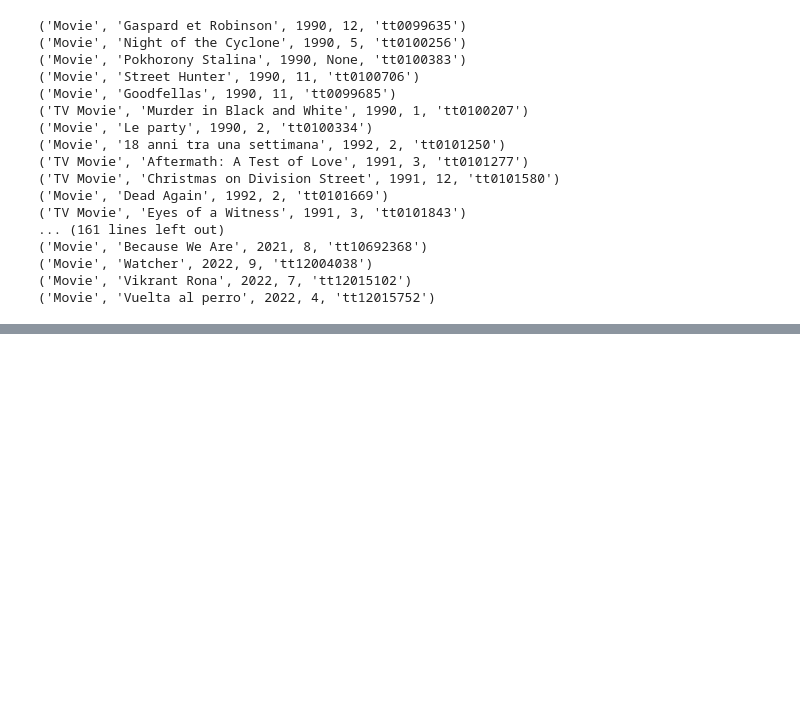
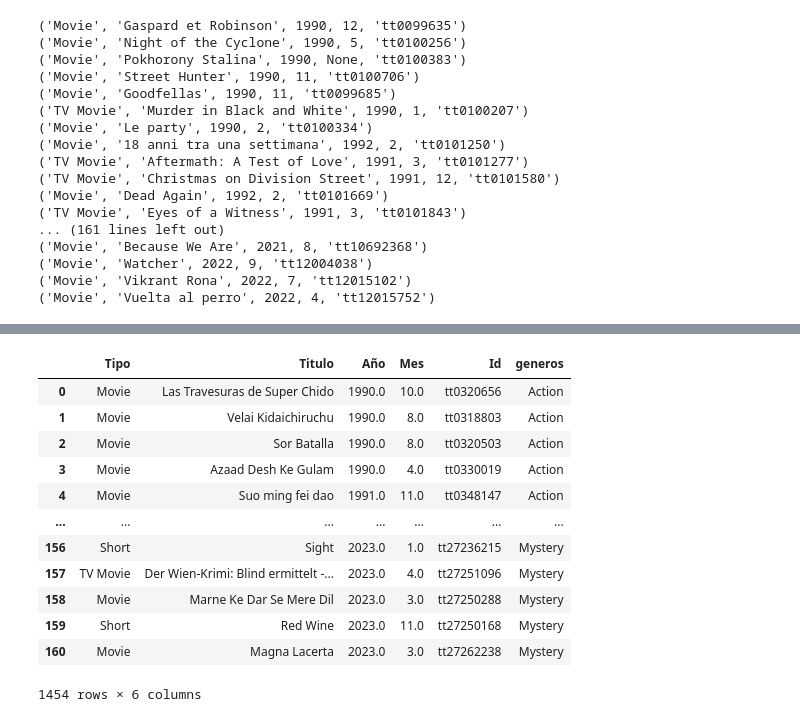
Before and after one commit to Adalab/proyecto-da-promo-F-modulo-2-team-4, a Jupyter notebook: proyecto2_chicas10_fase_1.ipynb, the cells around one changed output, grey strips where cells are left out. Saved outputs shown, nothing was run; the diff lists cells and outputs as text; code cells hidden in the pictures; blank space fills up the shorter version.

```diff
--- a/proyecto2_chicas10_fase_1.ipynb
+++ b/proyecto2_chicas10_fase_1.ipynb
@@ -105,0 +143,18 @@ for pelicula in busqueda_peliculas:
+# %%
+df_final = df_final.drop("Unnamed: 0", axis=1) #>> para eliminar la columna. No lo hemos puesto en el código pq al ejecutar una vez sobreescribe.
+
+df_final
+# %% [output]
+|  | Tipo | Titulo | Año | Mes | Id | generos |
+| 0 | Movie | Las Travesuras de Super Chido | 1990.0 | 10.0 | tt0320656 | Action |
+| 1 | Movie | Velai Kidaichiruchu | 1990.0 | 8.0 | tt0318803 | Action |
+| 2 | Movie | Sor Batalla | 1990.0 | 8.0 | tt0320503 | Action |
+| 3 | Movie | Azaad Desh Ke Gulam | 1990.0 | 4.0 | tt0330019 | Action |
+| 4 | Movie | Suo ming fei dao | 1991.0 | 11.0 | tt0348147 | Action |
+| ... | ... | ... | ... | ... | ... | ... |
+| 156 | Short | Sight | 2023.0 | 1.0 | tt27236215 | Mystery |
+| 157 | TV Movie | Der Wien-Krimi: Blind ermittelt -... | 2023.0 | 4.0 | tt27251096 | Mystery |
+| 158 | Movie | Marne Ke Dar Se Mere Dil | 2023.0 | 3.0 | tt27250288 | Mystery |
+| 159 | Short | Red Wine | 2023.0 | 11.0 | tt27250168 | Mystery |
+| 160 | Movie | Magna Lacerta | 2023.0 | 3.0 | tt27262238 | Mystery |
+1454 rows × 6 columns
```
Also changed, not shown: parts of 5 cells of this notebook, 10 other files.
